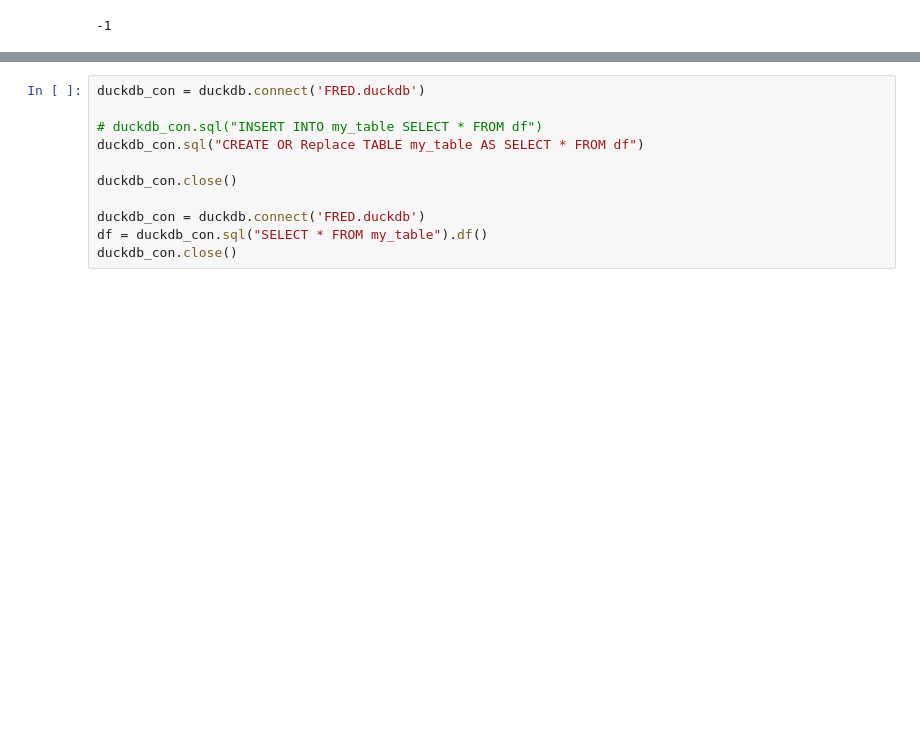
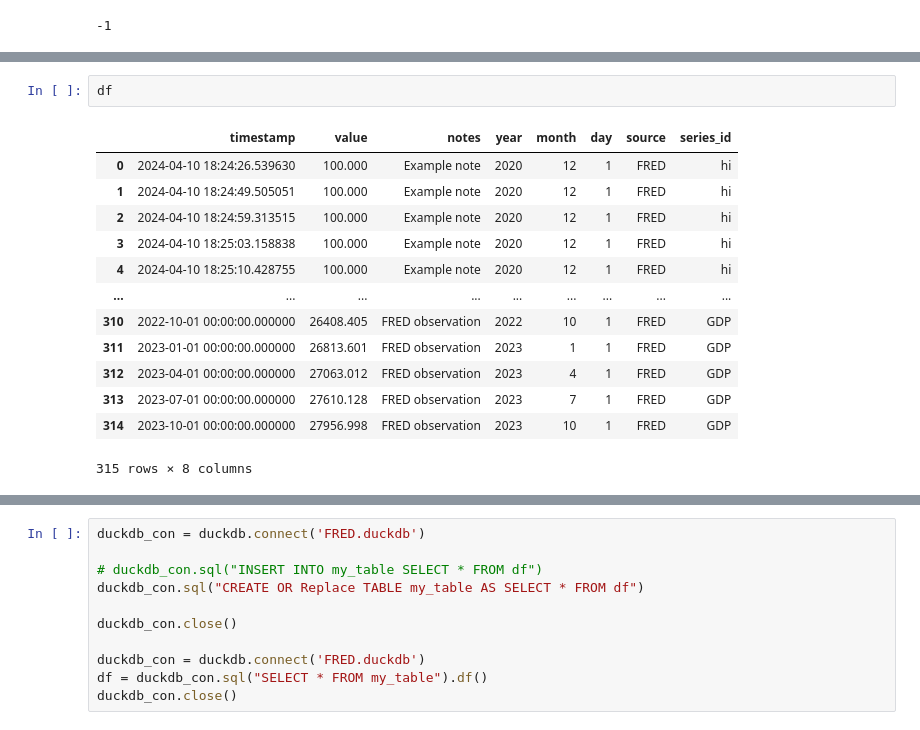
Before and after one commit to joethequant/data_mesh, a Jupyter notebook: datamesh/main.ipynb, the cells around one changed output, grey strips where cells are left out. Cells and saved outputs as stored; diff of their text form; blank space fills up the shorter version.

```diff
--- a/datamesh/main.ipynb
+++ b/datamesh/main.ipynb
@@ -140,0 +220,16 @@ df.to_sql('FRED', con=conn, if_exists='replace', index=False)
+# %%
+df
+# %% [output]
+|  | timestamp | value | notes | year | month | day | source | series_id |
+| 0 | 2024-04-10 18:24:26.539630 | 100.000 | Example note | 2020 | 12 | 1 | FRED | hi |
+| 1 | 2024-04-10 18:24:49.505051 | 100.000 | Example note | 2020 | 12 | 1 | FRED | hi |
+| 2 | 2024-04-10 18:24:59.313515 | 100.000 | Example note | 2020 | 12 | 1 | FRED | hi |
+| 3 | 2024-04-10 18:25:03.158838 | 100.000 | Example note | 2020 | 12 | 1 | FRED | hi |
+| 4 | 2024-04-10 18:25:10.428755 | 100.000 | Example note | 2020 | 12 | 1 | FRED | hi |
+| ... | ... | ... | ... | ... | ... | ... | ... | ... |
+| 310 | 2022-10-01 00:00:00.000000 | 26408.405 | FRED observation | 2022 | 10 | 1 | FRED | GDP |
+| 311 | 2023-01-01 00:00:00.000000 | 26813.601 | FRED observation | 2023 | 1 | 1 | FRED | GDP |
+| 312 | 2023-04-01 00:00:00.000000 | 27063.012 | FRED observation | 2023 | 4 | 1 | FRED | GDP |
+| 313 | 2023-07-01 00:00:00.000000 | 27610.128 | FRED observation | 2023 | 7 | 1 | FRED | GDP |
+| 314 | 2023-10-01 00:00:00.000000 | 27956.998 | FRED observation | 2023 | 10 | 1 | FRED | GDP |
+315 rows × 8 columns
```
Also changed, not shown: parts of 11 cells of this notebook, 5 other files.
